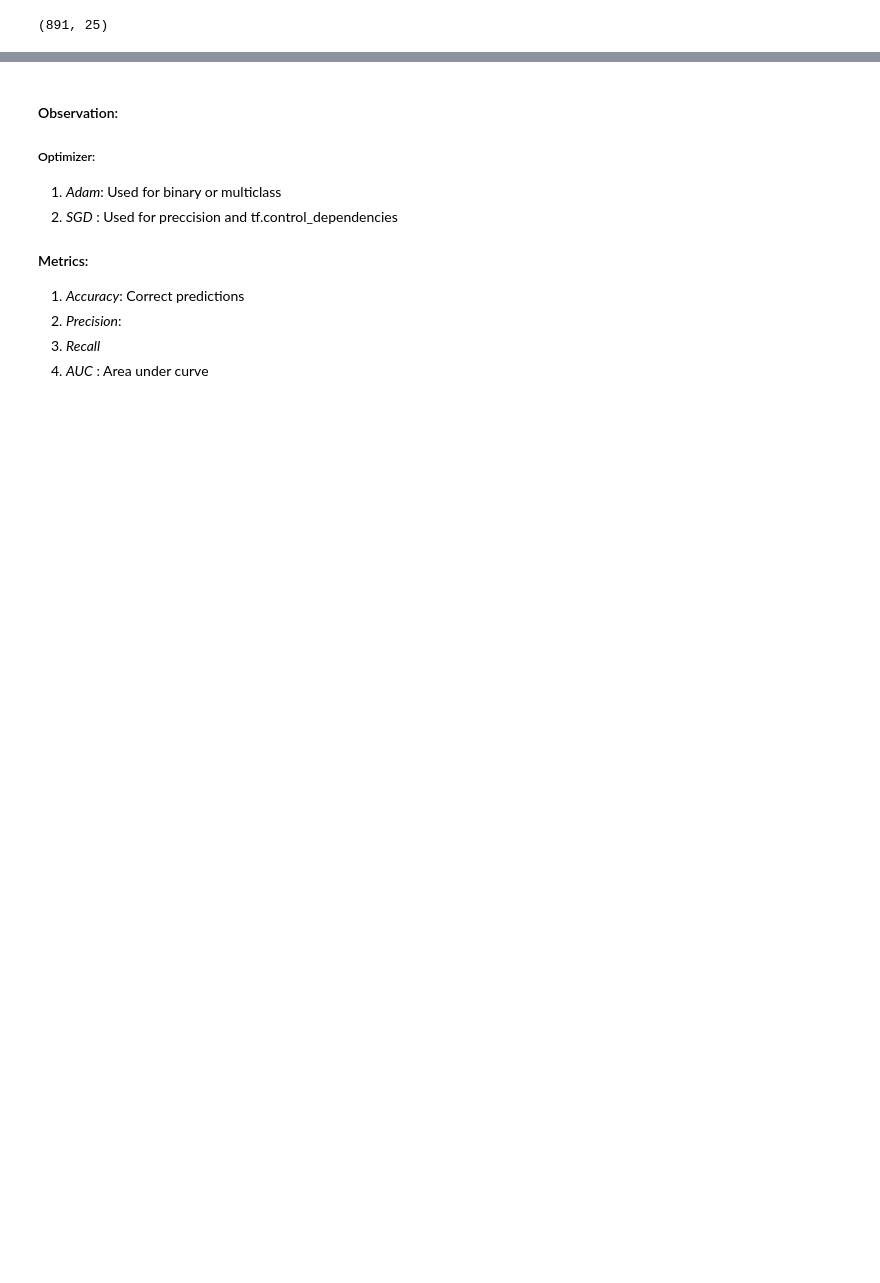
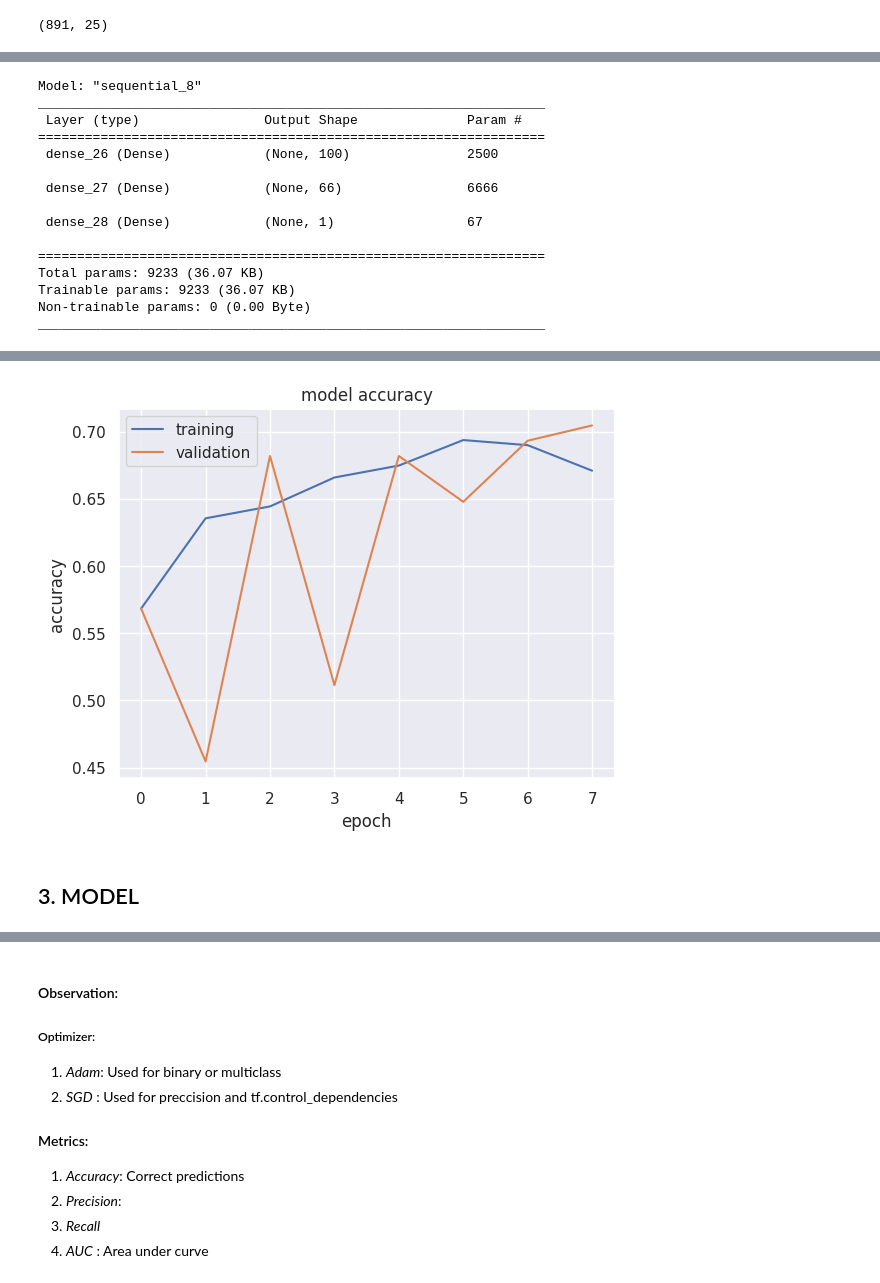
Before and after one commit to KatherinneOlaya/Neural-Network-Titanic, a Jupyter notebook: Redes_neuronales.ipynb, the cells around one changed output, grey strips where cells are left out. Drawn from its saved outputs; the diff is of its cells as text; code cells hidden in the pictures; blank space fills up the shorter version.

```diff
--- a/Redes_neuronales.ipynb
+++ b/Redes_neuronales.ipynb
@@ -687,0 +822,22 @@ AttributeError: 'super' object has no attribute '__sklearn_tags__'
+# %%
+def create_network():
+    model = Sequential([
+        # Set input_dim to the number of features in your X_train data
+        Dense(100, activation='relu', input_dim=X_train.shape[1]),
+        Dense(66, activation='relu'),
+        Dense(1, activation='sigmoid')
+    ])
+    return model
+
+def evaluate(model):
+    model.summary()
+    model.compile(optimizer=optimizers.SGD(lr=0.05), loss='binary_crossentropy', metrics=['accuracy'])
+    history = model.fit(X_train, y_train, batch_size=40, epochs=30, validation_split=.1,
+                       callbacks=[callbacks.EarlyStopping(patience=5)])
+    plt.plot(history.history['accuracy'])
+    plt.plot(history.history['val_accuracy'])
+    plt.title('model accuracy')
+    plt.ylabel('accuracy')
+    plt.xlabel('epoch')
+    plt.legend(['training', 'validation'], loc='best')
+    plt.show()
@@ -687,0 +850,19 @@ AttributeError: 'super' object has no attribute '__sklearn_tags__'
+# %%
+model = create_network()
+evaluate(model)
+# %% [output]
+Model: "sequential_8"
+_________________________________________________________________
+ Layer (type)                Output Shape              Param #
+=================================================================
+ dense_26 (Dense)            (None, 100)               2500
+
+ dense_27 (Dense)            (None, 66)                6666
+
+ dense_28 (Dense)            (None, 1)                 67
+
+=================================================================
+Total params: 9233 (36.07 KB)
+Trainable params: 9233 (36.07 KB)
+Non-trainable params: 0 (0.00 Byte)
+_________________________________________________________________
@@ -687,0 +886,3 @@ AttributeError: 'super' object has no attribute '__sklearn_tags__'
+[figure, added]
+# %% [markdown]
+## 3. MODEL
```
Also changed, not shown: parts of 34 cells of this notebook.
